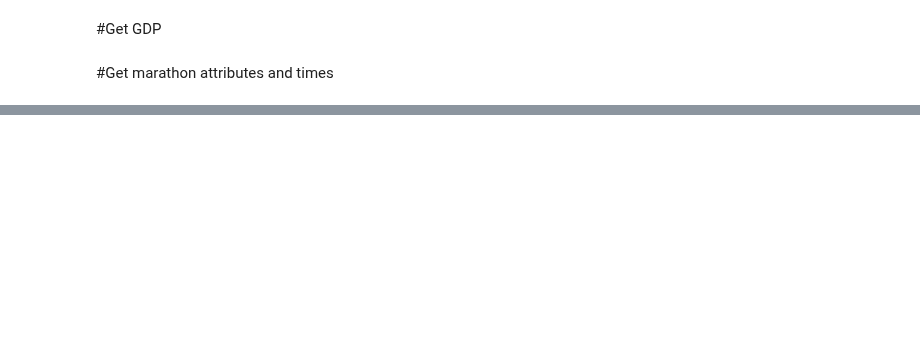
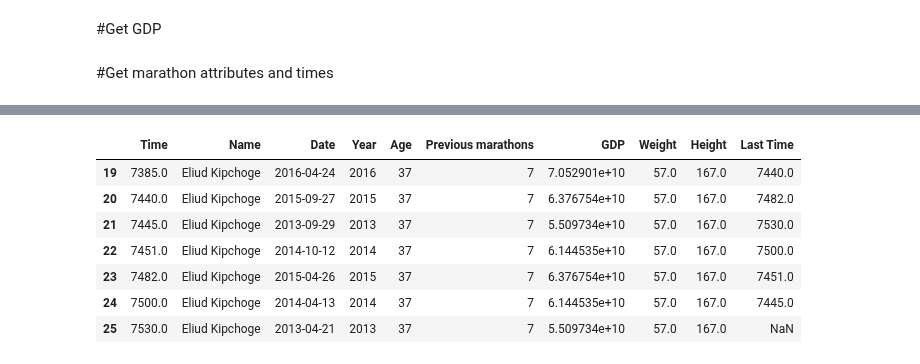
Before and after one commit to JR-Development21/Final_Project, a Jupyter notebook: Scraping_Script.ipynb, the cells around one changed output, grey strips where cells are left out. Drawn from its saved outputs; the diff is of its cells as text; code cells hidden in the pictures; blank space fills up the shorter version.

```diff
--- a/Scraping_Script.ipynb
+++ b/Scraping_Script.ipynb
@@ -299,3 +338,14 @@ See the caveats in the documentation: https://pandas.pydata.org/pandas-docs/stab
+# %%
+Mara_attr_times[Mara_attr_times.Name == 'Eliud Kipchoge']
+# %% [output]
+|  | Time | Name | Date | Year | Age | Previous marathons | GDP | Weight | Height | Last Time |
+| 19 | 7385.0 | Eliud Kipchoge | 2016-04-24 | 2016 | 37 | 7 | 7.052901e+10 | 57.0 | 167.0 | 7440.0 |
+| 20 | 7440.0 | Eliud Kipchoge | 2015-09-27 | 2015 | 37 | 7 | 6.376754e+10 | 57.0 | 167.0 | 7482.0 |
+| 21 | 7445.0 | Eliud Kipchoge | 2013-09-29 | 2013 | 37 | 7 | 5.509734e+10 | 57.0 | 167.0 | 7530.0 |
+| 22 | 7451.0 | Eliud Kipchoge | 2014-10-12 | 2014 | 37 | 7 | 6.144535e+10 | 57.0 | 167.0 | 7500.0 |
+| 23 | 7482.0 | Eliud Kipchoge | 2015-04-26 | 2015 | 37 | 7 | 6.376754e+10 | 57.0 | 167.0 | 7451.0 |
+| 24 | 7500.0 | Eliud Kipchoge | 2014-04-13 | 2014 | 37 | 7 | 6.144535e+10 | 57.0 | 167.0 | 7445.0 |
+| 25 | 7530.0 | Eliud Kipchoge | 2013-04-21 | 2013 | 37 | 7 | 5.509734e+10 | 57.0 | 167.0 | NaN |
 # %%
 Final_Mara_attr_times = Mara_attr_times.drop(columns= ["Date", "Name"])
 Final_Mara_attr_times.rename(columns={"Time": "Results"}, inplace= True)
```
Also changed, not shown: parts of 7 cells of this notebook, 5 other files.
